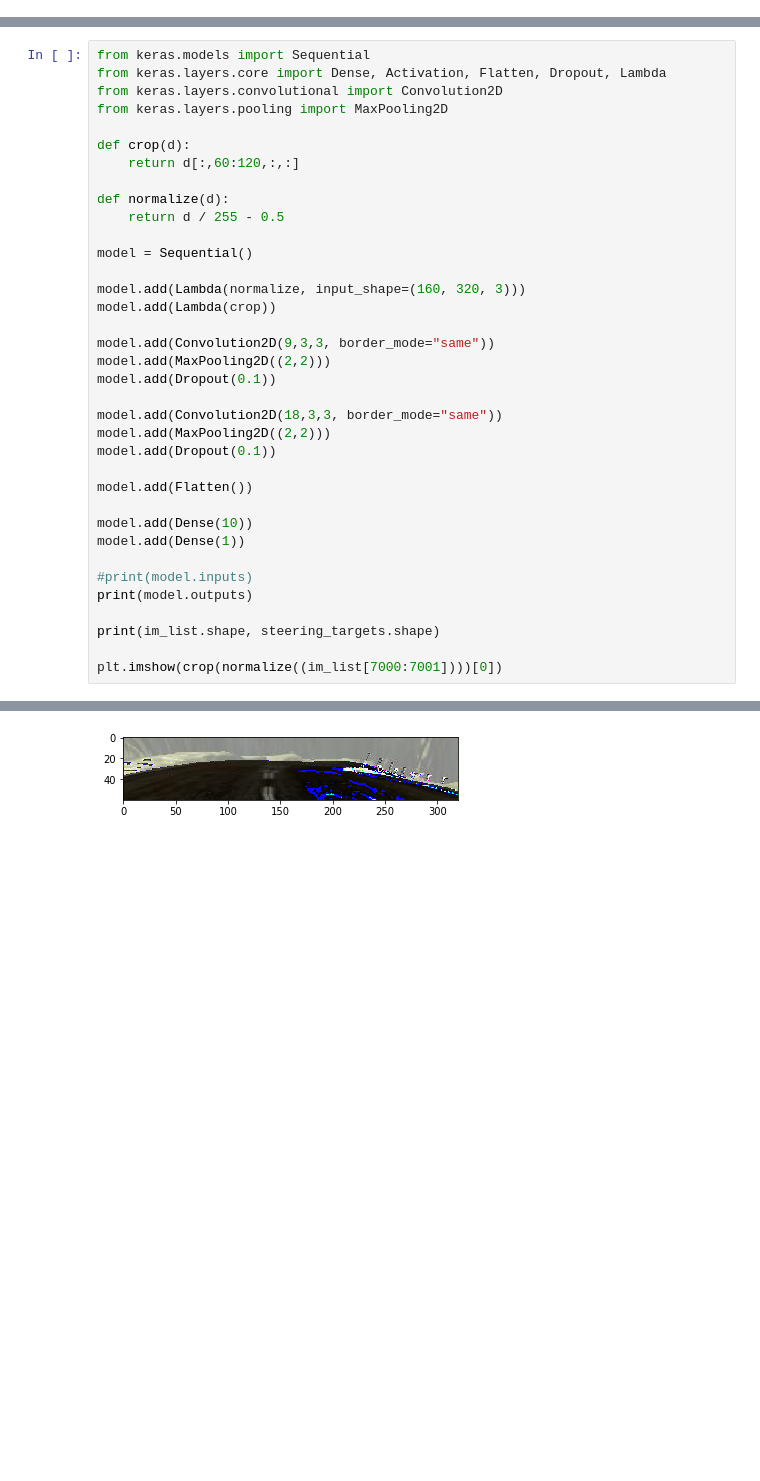
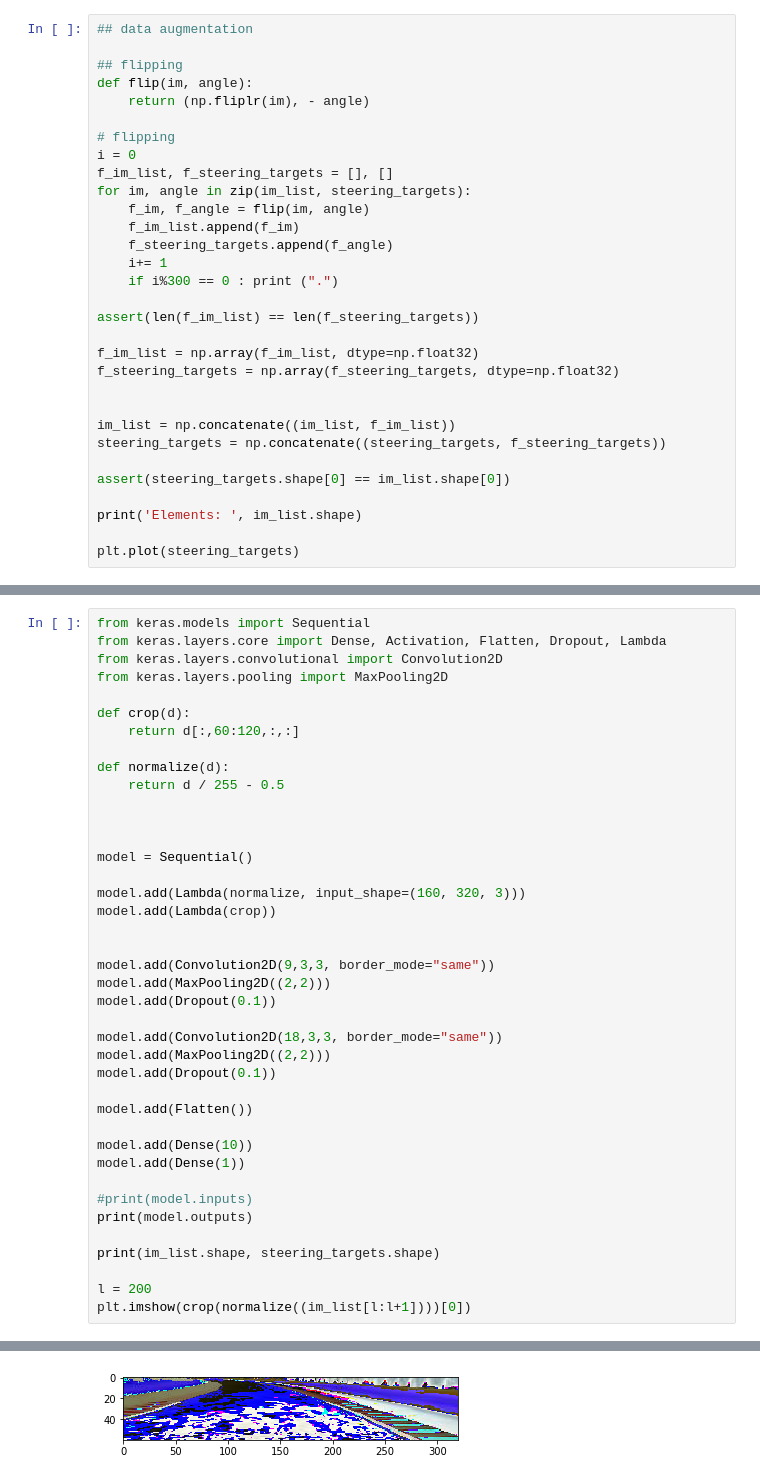
Before and after one commit to tempflip/CarND-Behavioral-Cloning-P3, a Jupyter notebook: generate_model.py.ipynb, the cells around one changed output, grey strips where cells are left out. Drawn from its saved outputs; the diff is of its cells as text; blank space fills up the shorter version.

```diff
--- a/generate_model.py.ipynb
+++ b/generate_model.py.ipynb
@@ -49,0 +76,31 @@ plt.imshow(im_list[11])
+# %%
+## data augmentation
+
+## flipping
+def flip(im, angle):
+    return (np.fliplr(im), - angle)
+
+# flipping
+i = 0
+f_im_list, f_steering_targets = [], []
+for im, angle in zip(im_list, steering_targets):
+    f_im, f_angle = flip(im, angle)
+    f_im_list.append(f_im)
+    f_steering_targets.append(f_angle)
+    i+= 1
+    if i%300 == 0 : print (".")
+
+assert(len(f_im_list) == len(f_steering_targets))
+
+f_im_list = np.array(f_im_list, dtype=np.float32)
+f_steering_targets = np.array(f_steering_targets, dtype=np.float32)
+
+
+im_list = np.concatenate((im_list, f_im_list))
+steering_targets = np.concatenate((steering_targets, f_steering_targets))
+
+assert(steering_targets.shape[0] == im_list.shape[0])
+
+print('Elements: ', im_list.shape)
+
+plt.plot(steering_targets)
@@ -59,10 +161,13 @@ def crop(d):
 def normalize(d):
     return d / 255 - 0.5
 
+
+
 model = Sequential()
 
 model.add(Lambda(normalize, input_shape=(160, 320, 3)))
 model.add(Lambda(crop))
+
 
 model.add(Convolution2D(9,3,3, border_mode="same"))
 model.add(MaxPooling2D((2,2)))
@@ -82,5 +187,6 @@ print(model.outputs)
 
 print(im_list.shape, steering_targets.shape)
 
-plt.imshow(crop(normalize((im_list[7000:7001])))[0])
+l = 200
+plt.imshow(crop(normalize((im_list[l:l+1])))[0])
 # %% [output]
@@ -90,3 +197,3 @@ plt.imshow(crop(normalize((im_list[7000:7001])))[0])
-[figure, old version]
+[figure, new version]
 # %%
 from sklearn.utils import shuffle
```
Also changed, not shown: parts of 9 cells of this notebook, 1 other file.
